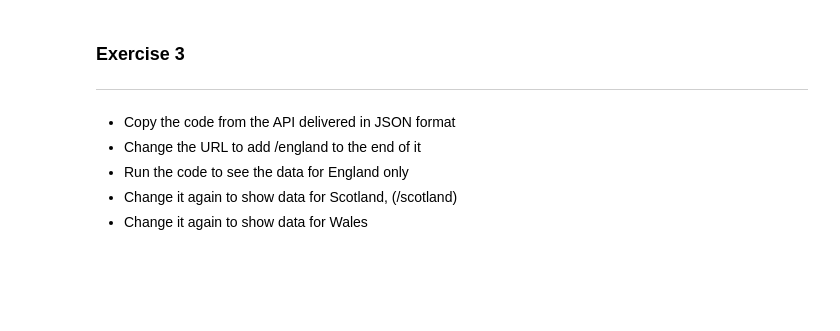
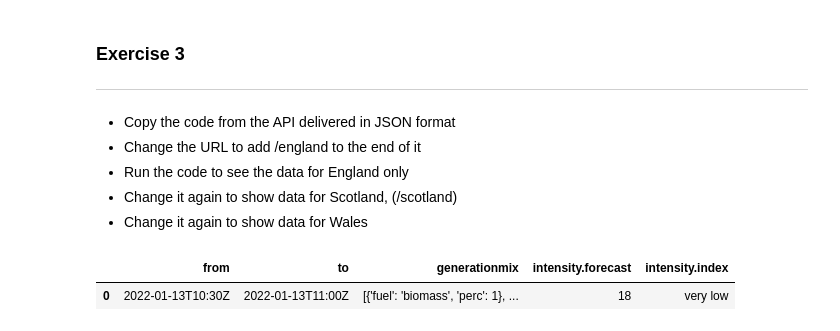
Before and after one commit to Imran-Github22/Imran-Farooqui, a Jupyter notebook: 1_Data_retrieval.ipynb, the cells around one changed output. Drawn from its saved outputs; the diff is of its cells as text; code cells hidden in the pictures; blank space fills up the shorter version.

```diff
--- a/1_Data_retrieval.ipynb
+++ b/1_Data_retrieval.ipynb
@@ -300,3 +323,15 @@ This will then open the first sheet in the Excel file, rather than a named sheet
 *  Run the code to see the data for England only
 *  Change it again to show data for Scotland, (/scotland)
 *  Change it again to show data for Wales
+# %%
+import pandas as pd
+import requests
+
+url = "https://api.carbonintensity.org.uk/regional/scotland"
+json_data = requests.get(url).json()['data']
+data_table = json_data[0]
+df = pd.json_normalize(data_table['data'])
+df
+# %% [output]
+|  | from | to | generationmix | intensity.forecast | intensity.index |
+| 0 | 2022-01-13T10:30Z | 2022-01-13T11:00Z | [{'fuel': 'biomass', 'perc': 1}, ... | 18 | very low |
```
Also changed, not shown: parts of 1 cell of this notebook.
